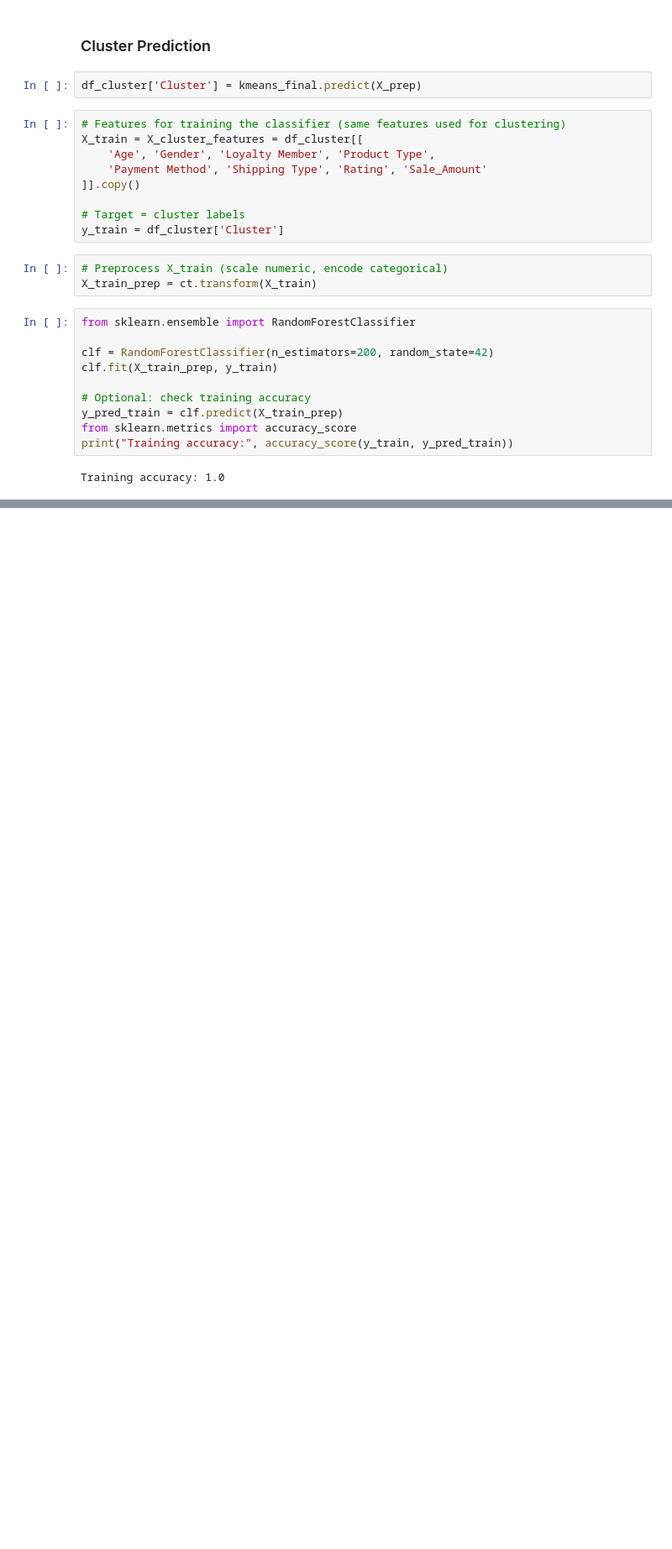
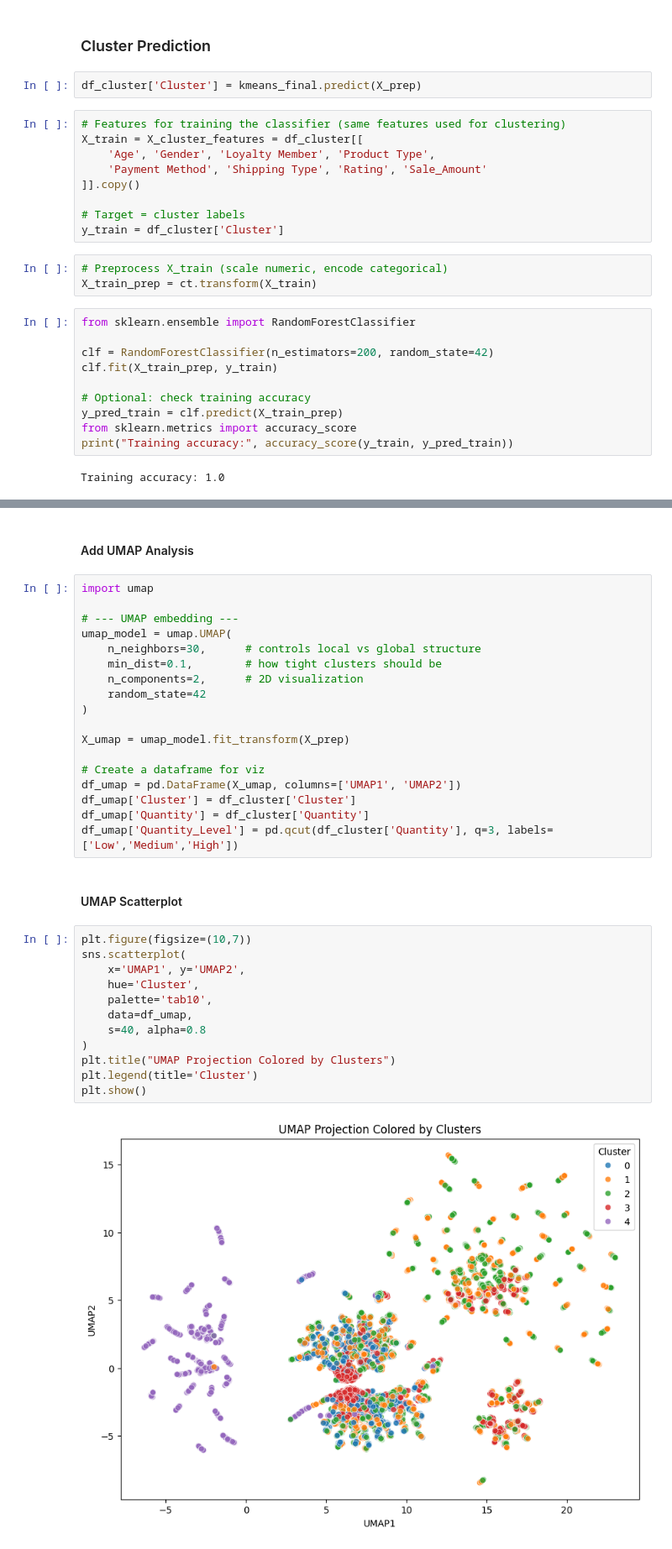
Before and after one commit to maxr-hw/Machine-Learning-A4-ESILV-Project, a Jupyter notebook: Project-ML-A4.ipynb, the cells around one changed output, grey strips where cells are left out. Shown at 84% size. Saved outputs shown, nothing was run; the diff lists cells and outputs as text; blank space fills up the shorter version.

Commit message:
UMAP Update
Adding The UMAP Clustering Analysis.
Result is the same, the database is too synthetic to obtain good results.

```diff
--- a/Project-ML-A4.ipynb
+++ b/Project-ML-A4.ipynb
@@ -652,0 +655,36 @@ Training accuracy: 1.0
+# %% [markdown]
+#### Add UMAP Analysis
+# %%
+import umap
+
+# --- UMAP embedding ---
+umap_model = umap.UMAP(
+    n_neighbors=30,      # controls local vs global structure
+    min_dist=0.1,        # how tight clusters should be
+    n_components=2,      # 2D visualization
+    random_state=42
+)
+
+X_umap = umap_model.fit_transform(X_prep)
+
+# Create a dataframe for viz
+df_umap = pd.DataFrame(X_umap, columns=['UMAP1', 'UMAP2'])
+df_umap['Cluster'] = df_cluster['Cluster']
+df_umap['Quantity'] = df_cluster['Quantity']
+df_umap['Quantity_Level'] = pd.qcut(df_cluster['Quantity'], q=3, labels=['Low','Medium','High'])
+# %% [markdown]
+#### UMAP Scatterplot
+# %%
+plt.figure(figsize=(10,7))
+sns.scatterplot(
+    x='UMAP1', y='UMAP2',
+    hue='Cluster',
+    palette='tab10',
+    data=df_umap,
+    s=40, alpha=0.8
+)
+plt.title("UMAP Projection Colored by Clusters")
+plt.legend(title='Cluster')
+plt.show()
+# %% [output]
+[figure, added]
```
Also changed, not shown: parts of 6 cells of this notebook.
